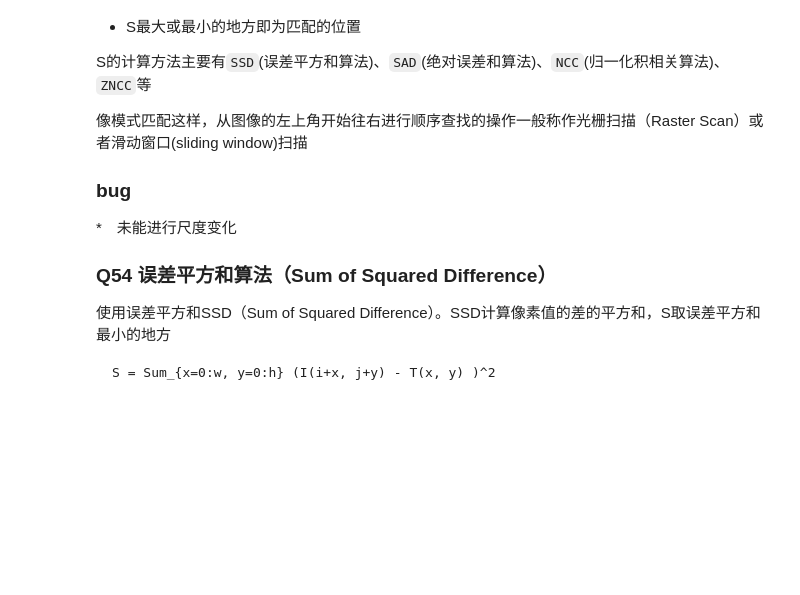
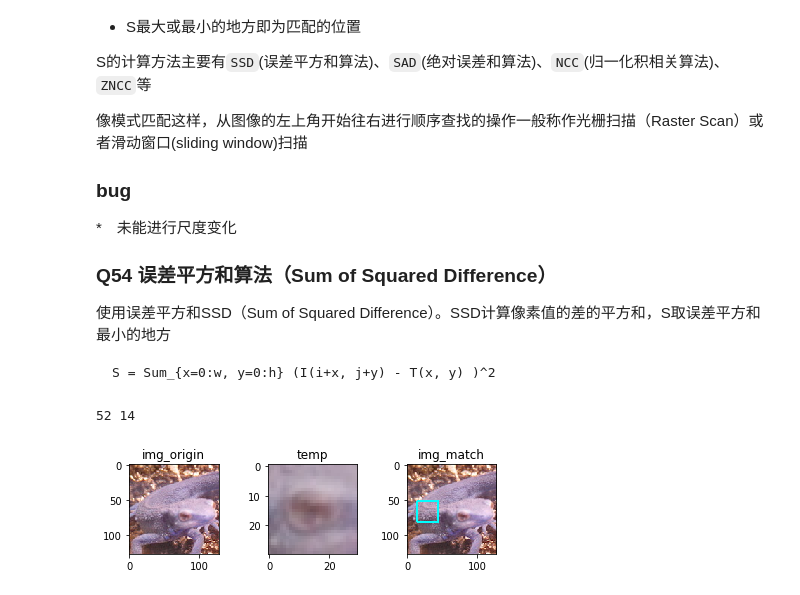
Before and after one commit to FamiliennameistChow/SkillPools, a Jupyter notebook: 100QuestionforImageProcessing/54-57_template_matching.ipynb, the cells around one changed output. Saved outputs shown, nothing was run; the diff lists cells and outputs as text; code cells hidden in the pictures; blank space fills up the shorter version.

```diff
--- a/100QuestionforImageProcessing/54-57_template_matching.ipynb
+++ b/100QuestionforImageProcessing/54-57_template_matching.ipynb
@@ -36,18 +37,51 @@ import matplotlib.pyplot as plt
 # %%
 img = cv2.imread("gg.jpg")
+img_origin = img.copy()
 (H, W, C) = img.shape
 img_gray = cv2.cvtColor(img, cv2.COLOR_BGR2GRAY)
 
-temp = cv2.imrad("temp.jpg")
+temp = cv2.imread("temp.jpg")
 (tH, tW, tC) = temp.shape
 temp_gray = cv2.cvtColor(temp, cv2.COLOR_BGR2GRAY)
 
 def ssd(temp, src):
     dis = np.sum((temp -src)**2)
     return dis
 
 h_select = 0
 w_select = 0
+dis_min = 99999999
 for h in range(H-tH):
     for w in range(W-tW):
-        dis = ssd
+        dis = ssd(temp_gray, img_gray[h:h+tH, w:w+tW])
+#         img = img_origin.copy()
+#         cv2.rectangle(img, (w, h), (w+tW, h+tH), (0,255,255), 1)
+#         cv2.imshow("img ", img)
+#         cv2.imshow("img_corp", img[h:h+tH, w:w+tW])
+#         if (cv2.waitKey() & 0xFF) == ord("q"):
+#             cv2.destroyAllWindows()
+#             sys.eixt()
+#         print(dis)
+        if dis < dis_min:
+            dis_min = dis
+            h_select = h
+            w_select = w
+
+cv2.rectangle(img, (w_select, h_select), (w_select+tW, h_select+tH), (0, 255, 255), 2)
+print(h_select, w_select)
+
+plt.subplot(131)
+plt.imshow(img_origin)
+plt.title("img_origin")
+plt.subplot(132)
+plt.imshow(temp)
+plt.title("temp")
+plt.subplot(133)
+plt.imshow(img)
+plt.title("img_match")
+plt.subplots_adjust(top=1, bottom=0.08, left=0.10, right=0.95,
+                    hspace=0.25, wspace=0.55)
+plt.show()
+# %% [output]
+52 14
+[figure, added]
```
Also changed, not shown: parts of 1 cell of this notebook.
